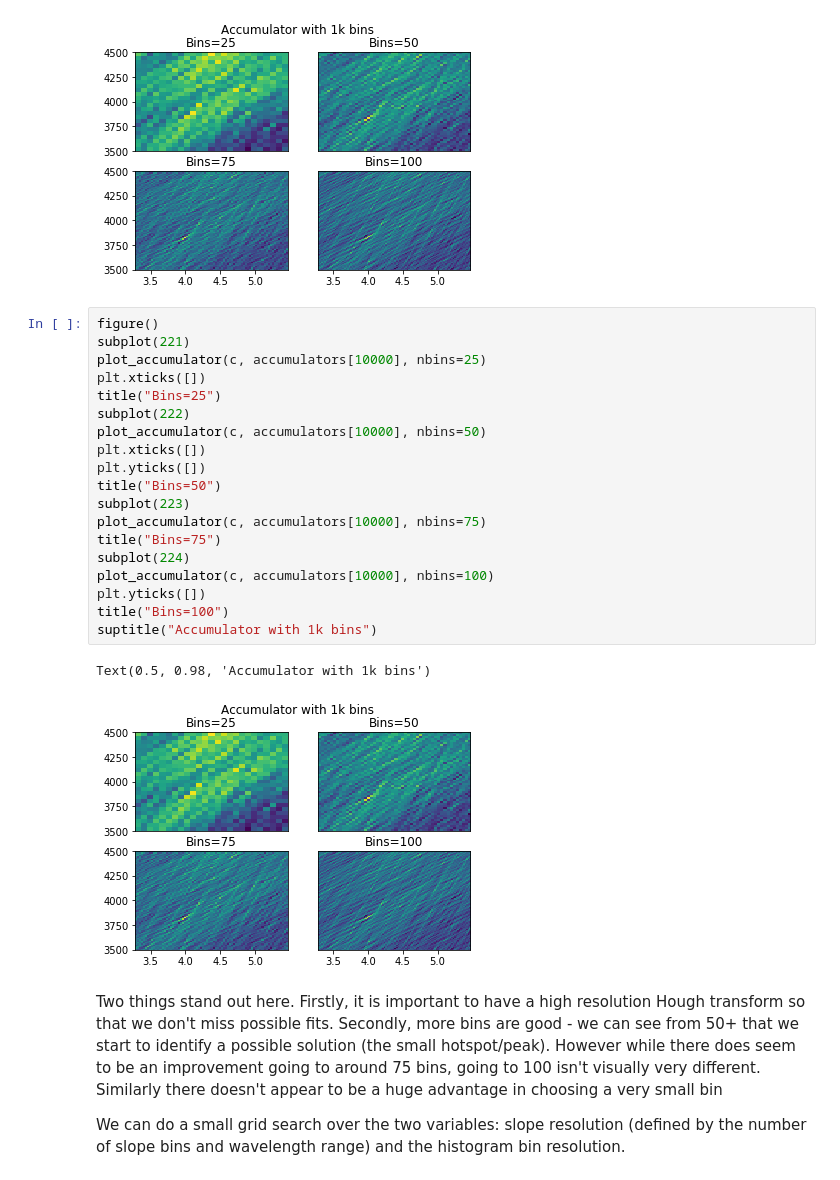
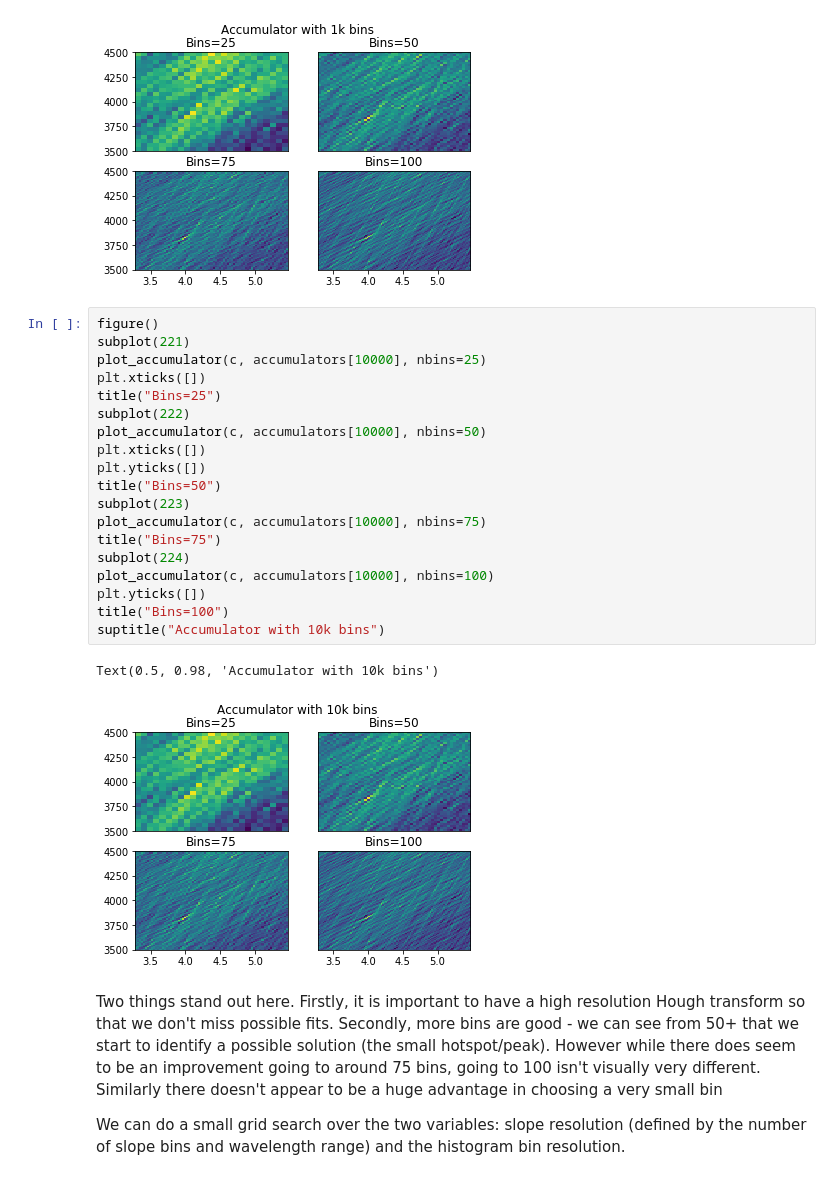
Before and after one commit to jveitchmichaelis/rascal, a Jupyter notebook: examples/Hough Transform.ipynb, the cells around one changed output. Drawn from its saved outputs; the diff is of its cells as text.

```diff
--- a/examples/Hough Transform.ipynb
+++ b/examples/Hough Transform.ipynb
@@ -195,25 +197,25 @@ Text(0.5, 0.98, 'Accumulator with 1k bins')
 # %%
 figure()
 subplot(221)
 plot_accumulator(c, accumulators[10000], nbins=25)
 plt.xticks([])
 title("Bins=25")
 subplot(222)
 plot_accumulator(c, accumulators[10000], nbins=50)
 plt.xticks([])
 plt.yticks([])
 title("Bins=50")
 subplot(223)
 plot_accumulator(c, accumulators[10000], nbins=75)
 title("Bins=75")
 subplot(224)
 plot_accumulator(c, accumulators[10000], nbins=100)
 plt.yticks([])
 title("Bins=100")
-suptitle("Accumulator with 1k bins")
+suptitle("Accumulator with 10k bins")
 # %% [output]
-Text(0.5, 0.98, 'Accumulator with 1k bins')
+Text(0.5, 0.98, 'Accumulator with 10k bins')
-[figure, old version]
+[figure, new version]
 # %% [markdown]
 Two things stand out here. Firstly, it is important to have a high resolution Hough transform so that we don't miss possible fits. Secondly, more bins are good - we can see from 50+ that we start to identify a possible solution (the small hotspot/peak). However while there does seem to be an improvement going to around 75 bins, going to 100 isn't visually very different. Similarly there doesn't appear to be a huge advantage in choosing a very small bin
 
```
Also changed, not shown: parts of 1 cell of this notebook, 3 other files.
